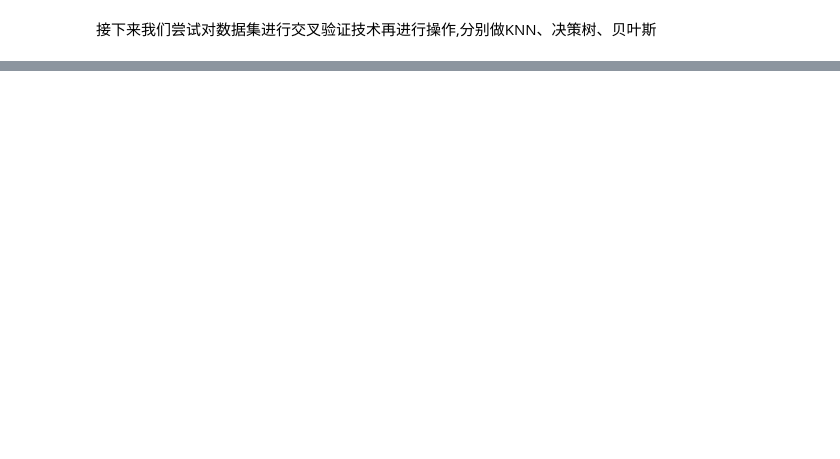
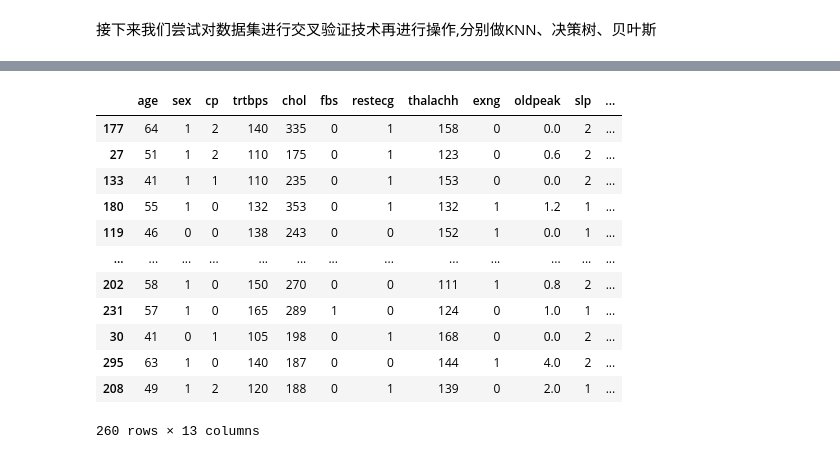
Before and after one commit to JunTheRipper/Data-Mining-Access, a Jupyter notebook: Summary-Of-Machine-Learning/B.sipervised-learning/B1.classification.ipynb, the cells around one changed output, grey strips where cells are left out. Saved outputs shown, nothing was run; the diff lists cells and outputs as text; code cells hidden in the pictures; blank space fills up the shorter version.

```diff
--- a/Summary-Of-Machine-Learning/B.sipervised-learning/B1.classification.ipynb
+++ b/Summary-Of-Machine-Learning/B.sipervised-learning/B1.classification.ipynb
@@ -670,0 +828,16 @@ print("SVM精确度：",SVMscore)
+# %%
+x_data_train
+# %% [output]
+|  | age | sex | cp | trtbps | chol | fbs | restecg | thalachh | exng | oldpeak | slp | ... |
+| 177 | 64 | 1 | 2 | 140 | 335 | 0 | 1 | 158 | 0 | 0.0 | 2 | ... |
+| 27 | 51 | 1 | 2 | 110 | 175 | 0 | 1 | 123 | 0 | 0.6 | 2 | ... |
+| 133 | 41 | 1 | 1 | 110 | 235 | 0 | 1 | 153 | 0 | 0.0 | 2 | ... |
+| 180 | 55 | 1 | 0 | 132 | 353 | 0 | 1 | 132 | 1 | 1.2 | 1 | ... |
+| 119 | 46 | 0 | 0 | 138 | 243 | 0 | 0 | 152 | 1 | 0.0 | 1 | ... |
+| ... | ... | ... | ... | ... | ... | ... | ... | ... | ... | ... | ... | ... |
+| 202 | 58 | 1 | 0 | 150 | 270 | 0 | 0 | 111 | 1 | 0.8 | 2 | ... |
+| 231 | 57 | 1 | 0 | 165 | 289 | 1 | 0 | 124 | 0 | 1.0 | 1 | ... |
+| 30 | 41 | 0 | 1 | 105 | 198 | 0 | 1 | 168 | 0 | 0.0 | 2 | ... |
+| 295 | 63 | 1 | 0 | 140 | 187 | 0 | 0 | 144 | 1 | 4.0 | 2 | ... |
+| 208 | 49 | 1 | 2 | 120 | 188 | 0 | 1 | 139 | 0 | 2.0 | 1 | ... |
+260 rows × 13 columns
```
Also changed, not shown: parts of 13 cells of this notebook.
